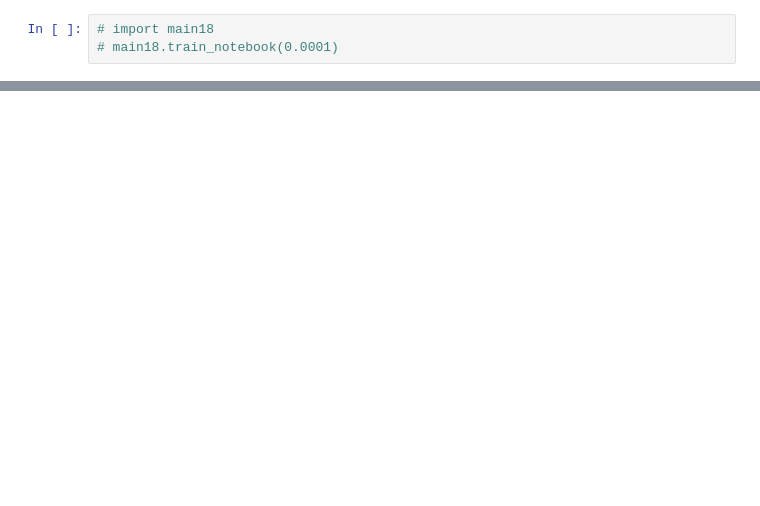
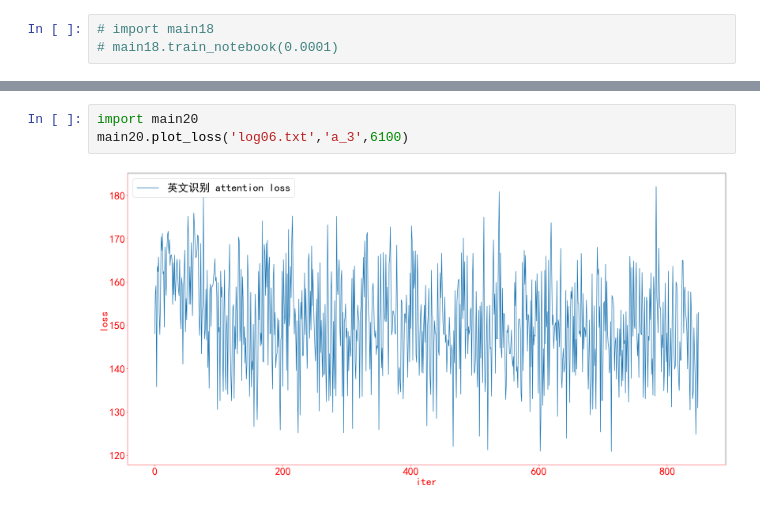
Before and after one commit to whutweihuan/DeepLearing, a Jupyter notebook: train.ipynb, the cells around one changed output, grey strips where cells are left out. Saved outputs shown, nothing was run; the diff lists cells and outputs as text; blank space fills up the shorter version.

```diff
--- a/train.ipynb
+++ b/train.ipynb
@@ -39,0 +310,5 @@ print(alpha)
+# %%
+import main20
+main20.plot_loss('log06.txt','a_3',6100)
+# %% [output]
+[figure, added]
```
Also changed, not shown: parts of 27 cells of this notebook, 30 other files.
